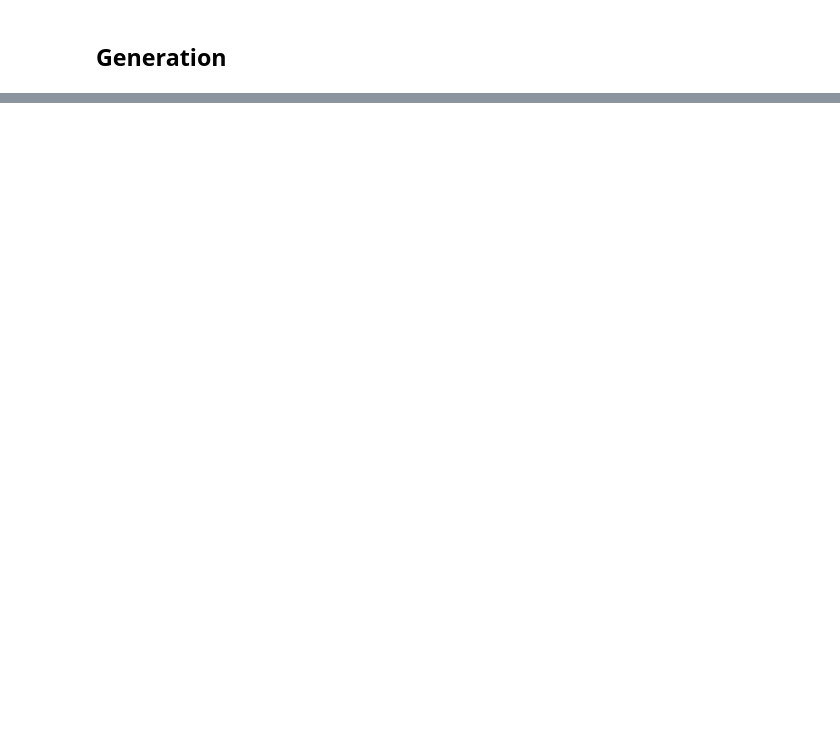
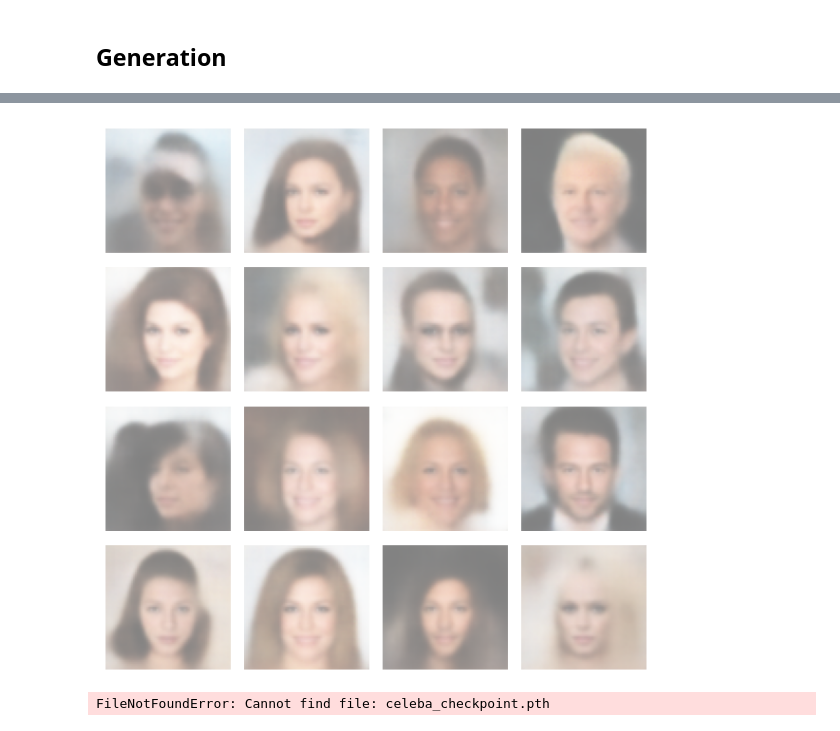
Before and after one commit to AmyMcMahon/Computer-Vision-Project, a Jupyter notebook: VAE.ipynb, the cells around one changed output, grey strips where cells are left out. Cells and saved outputs as stored; diff of their text form; code cells hidden in the pictures; blank space fills up the shorter version.

```diff
--- a/VAE.ipynb
+++ b/VAE.ipynb
@@ -18,7 +19,7 @@ device = torch.device("cuda" if torch.cuda.is_available() else "cpu")
 print("Using device:", device)
 
 # VAE hyperparameters
-vae_latent_dim = 16
+vae_latent_dim = 64
 vae_hidden_dim = 400
 vae_epochs = 5
 vae_batch_size = 128
@@ -26,7 +27,7 @@ vae_lr = 1e-3
 
 # Diffusion hyperparameters
 diffusion_T = 250         # number of diffusion steps
-diffusion_epochs = 50
+diffusion_epochs = 10
 diffusion_batch_size = 128
 diffusion_lr = 2e-4
 # %% [output]
@@ -277,0 +308,11 @@ plt.show()
+# %%
+diffusion_model = LatentDenoiser(
+    latent_dim=64,
+    time_dim=32,
+    hidden_dim=128,
+    T=T
+).to(device)
+
+diffusion_optimizer = torch.optim.Adam(diffusion_model.parameters(), lr=diffusion_lr)
+
+print(diffusion_model)
@@ -277,0 +328,2 @@ plt.show()
+# %%
+train_loader_diffusion = DataLoader(train_dataset, batch_size=diffusion_batch_size, shuffle=True)
@@ -277,0 +418,28 @@ plt.show()
+# %%
+samples = sample_latent_and_decode(n_samples=16)
+
+plt.figure(figsize=(6, 6))
+for i in range(16):
+    plt.subplot(4, 4, i + 1)
+
+    img = samples[i]
+    img = (img + 1) / 2
+    img = img.clamp(0, 1)
+
+    img = img.permute(1, 2, 0).numpy()
+
+    plt.imshow(img)
+    plt.axis("off")
+
+plt.tight_layout()
+plt.show()
+# %% [output]
+[figure, added]
+# %%
+torch.save({
+    "vae_state": vae.state_dict(),
+    "diffusion_state": diffusion_model.state_dict(),
+    "optimizer_state": diffusion_optimizer.state_dict(),
+}, "checkpoint_celeba.pth")
+# %% [output]
+FileNotFoundError: Cannot find file: celeba_checkpoint.pth
```
Also changed, not shown: parts of 12 cells of this notebook, 1 other file.
